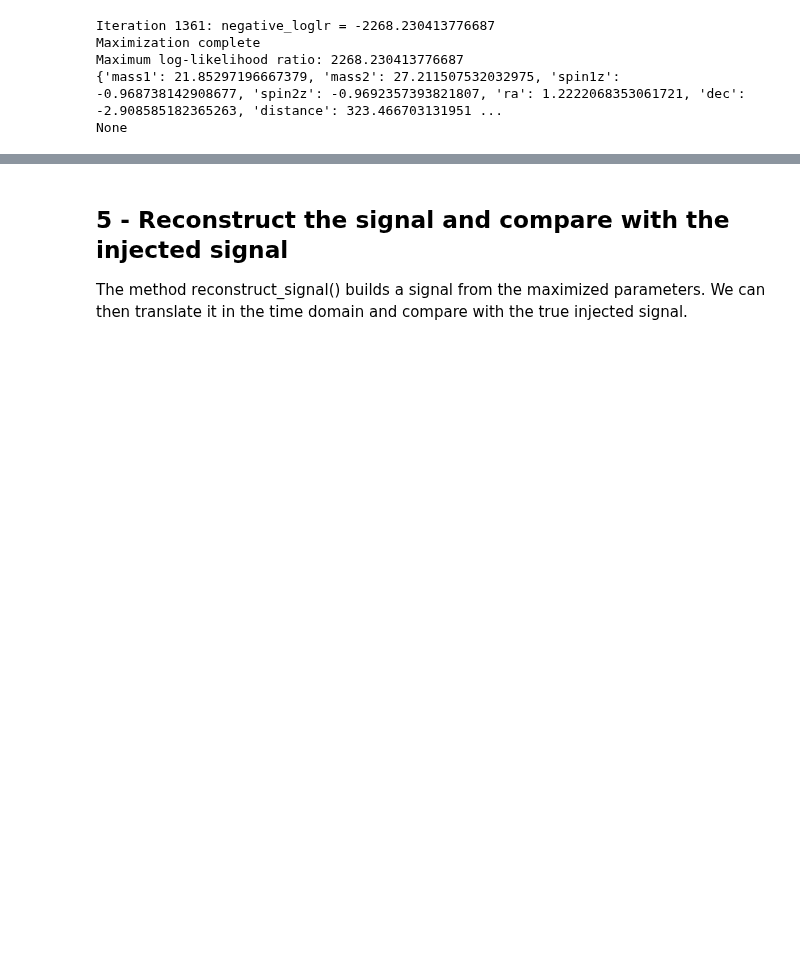
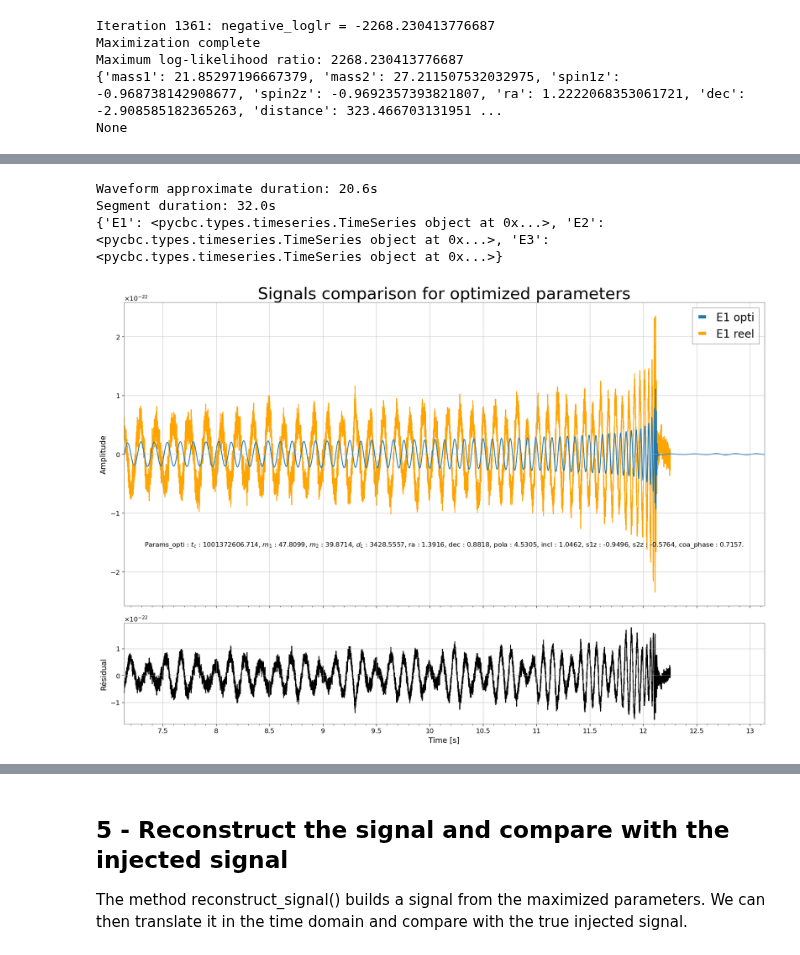
Before and after one commit to Glorieux-Victor/Internship_Victor_CBC_ET, a Jupyter notebook: code_Adrian/MLE_pipeline/src/test_likelihood_modif.ipynb, the cells around one changed output, grey strips where cells are left out. Saved outputs shown, nothing was run; the diff lists cells and outputs as text; code cells hidden in the pictures; blank space fills up the shorter version.

Commit message:
finalisation pipeline : test_likelihood_modif.ipynf, minimisation + plots

```diff
--- a/code_Adrian/MLE_pipeline/src/test_likelihood_modif.ipynb
+++ b/code_Adrian/MLE_pipeline/src/test_likelihood_modif.ipynb
@@ -136,7 +136,7 @@ for ifo in ifos:
     channel = ifo + ':STRAIN'
     file = path_data_home + 'données_' + ifo + '.txt'
     data[ifo] = TimeSeries.read(file)
-    data[ifo] = data[ifo].resample(4096)
+    data[ifo] = data[ifo].resample(2048)
     val = data[ifo].value
     delta_t = data[ifo].dt.value
     pycbc_ts = PycbcTimeSeries(val, delta_t=delta_t)
@@ -270,31 +295,27 @@ result_DF.to_csv('/home/victor/Internship_Victor_CBC_ET/code_Adrian/MLE_pipeline
 # %%
-# signal_reconstructed_f, signal_reconstructed_t = model.reconstruct_signal()
-
-signal_reconstructed_t, signal_reconstructed_f = convert_signal(file_name='result_i10_t2', epoch=1001372594.5793889)
-
-print(model.maximized_params)
-
-val = data['E1'].value
-delta_t = data['E1'].dt.value
-data_E1 = PycbcTimeSeries(val, delta_t=delta_t, epoch = signal_reconstructed_t['E1'].start_time)
+signal_reconstructed_t, signal_reconstructed_f = convert_signal(file_name='result_i10_t2', epoch=data['E1'].t0.value)
+tspycbc_data = gwpy_to_pycbc(data)
 
 start_common = max(signal_reconstructed_t['E1'].start_time, data['E1'].t0.value)
 end_common = min(signal_reconstructed_t['E1'].end_time, data['E1'].t0.value + data['E1'].duration.value)
-end_common=data['E1'].t0.value + data['E1'].duration.value
-opti_cut = signal_reconstructed_t['E1'].time_slice(start_common, end_common)
-reel_cut = data_E1.time_slice(start_common, end_common)
-
-residual = opti_cut - reel_cut
-
-#Conversion en TimesSeries de gwpy pour le calcul du psd avec .psd().
-tsgwpy_opti_cut = TimeSeries(data = opti_cut,times=opti_cut.get_sample_times())
-tsgwpy_reel_cut = TimeSeries(data = reel_cut,times=reel_cut.get_sample_times())
-tsgwpy_res = TimeSeries(data = residual,times=residual.get_sample_times())
-
-#Calcul des psd
-psd_opti = tsgwpy_opti_cut.psd()
-psd_reel = data['E1'].psd()
-psd_res = psd_reel - psd_opti
+#end_common = data['E1'].t0.value + data['E1'].duration.value
+opti_cut = {}
+reel_cut = {}
+residual = {}
+print(signal_reconstructed_t)
+for ifo in ifos :
+    opti_cut[ifo] = signal_reconstructed_t[ifo].time_slice(start_common, end_common)
+    reel_cut[ifo] = tspycbc_data[ifo].time_slice(start_common, end_common)
+    residual[ifo] = opti_cut[ifo] - reel_cut[ifo]
+# %% [output]
+Waveform approximate duration: 20.6s
+Segment duration: 32.0s
+{'E1': <pycbc.types.timeseries.TimeSeries object at 0x...>, 'E2': <pycbc.types.timeseries.TimeSeries object at 0x...>, 'E3': <pycbc.types.timeseries.TimeSeries object at 0x...>}
 # %%
-comparison_signals(model,signal_reconstructed_t,data,residual,save_fig=False)
+file_name='result_i10_t2'
+params_opti_file = pd.read_csv('/home/victor/Internship_Victor_CBC_ET/code_Adrian/MLE_pipeline/results_mini/' + file_name)
+
+comparison_signals(params_opti_file,signal_reconstructed_t,tspycbc_data,residual,position = "Front",ifo = 'E1')
+# %% [output]
+[figure, added]
 # %%
```
Also changed, not shown: parts of 12 cells of this notebook, 3 other files.
